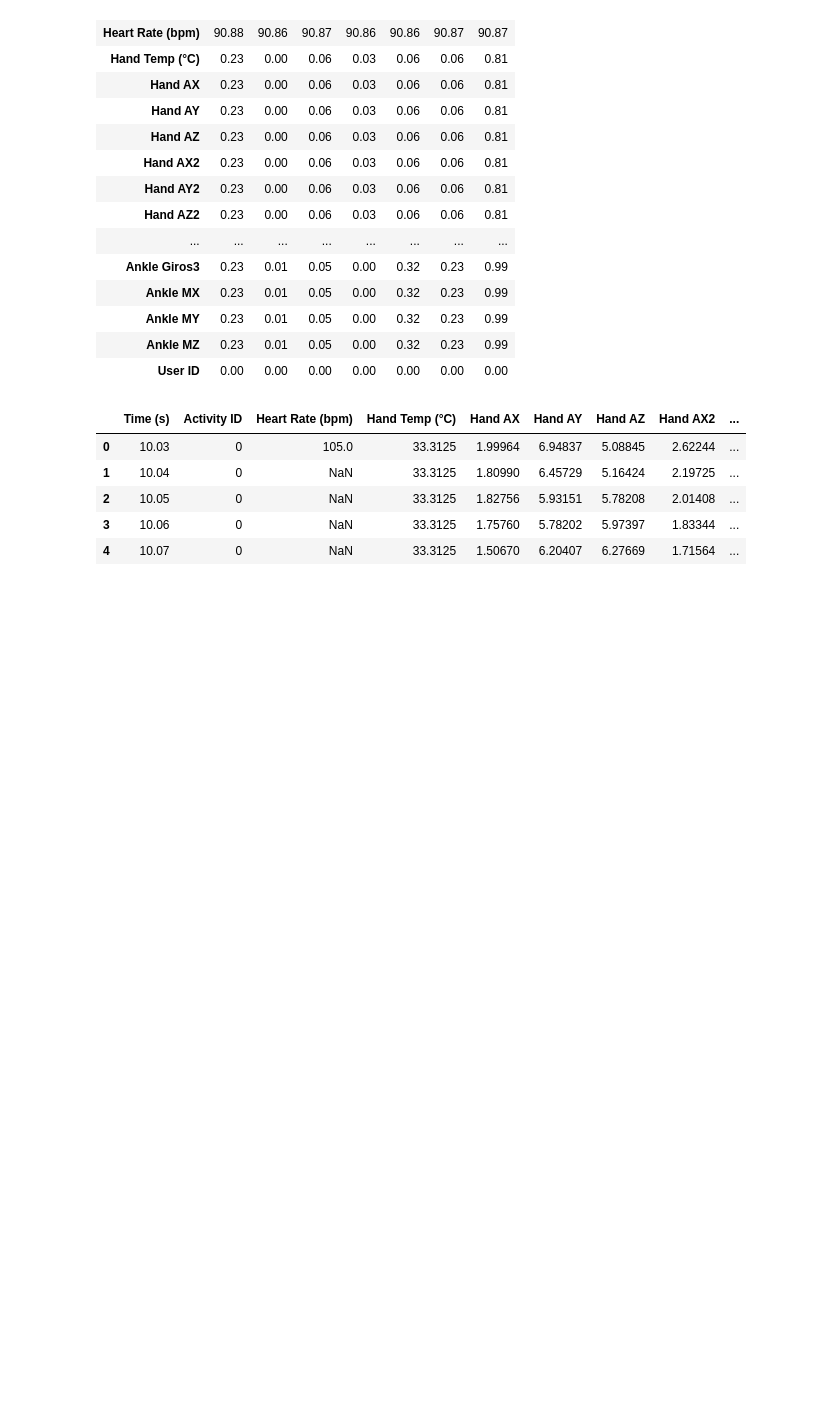
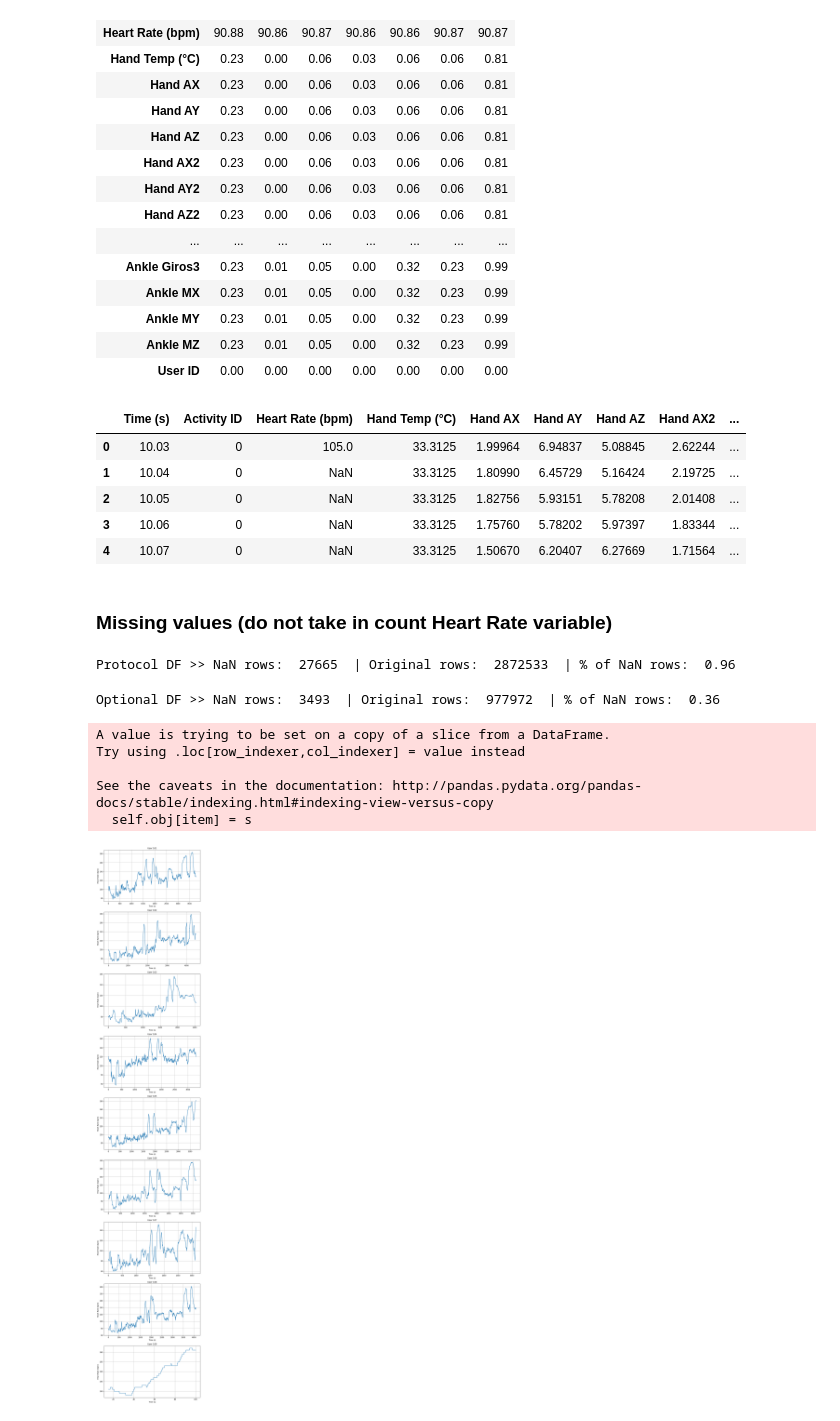
Before and after one commit to ijcernicharo/datamad18_ijcernicharo, a Jupyter notebook: final-project/my_project/FINAL PROJECT.ipynb, the cells around one changed output. Cells and saved outputs as stored; diff of their text form; code cells hidden in the pictures; blank space fills up the shorter version.

```diff
--- a/final-project/my_project/FINAL PROJECT.ipynb
+++ b/final-project/my_project/FINAL PROJECT.ipynb
@@ -380,3 +380,64 @@ df_op[df_op['User ID']==101].head()
 | 2 | 10.05 | 0 | NaN | 33.3125 | 1.82756 | 5.93151 | 5.78208 | 2.01408 | ... |
 | 3 | 10.06 | 0 | NaN | 33.3125 | 1.75760 | 5.78202 | 5.97397 | 1.83344 | ... |
 | 4 | 10.07 | 0 | NaN | 33.3125 | 1.50670 | 6.20407 | 6.27669 | 1.71564 | ... |
+# %% [markdown]
+### Missing values (do not take in count Heart Rate variable)
+# %%
+counter = 0
+cols1 = [e for e in df.columns.tolist() if e!='Heart Rate (bpm)']
+for item in cols1:
+    if counter == 0:
+        conditional = df[item].isna()
+    else:
+        a = conditional | df[item].isna()
+        conditional = a
+    counter += 1
+conditional_1 = conditional
+print('Protocol DF >> NaN rows: ',sum(conditional),' | Original rows: ',len(df),' | % of NaN rows: ',round(sum(conditional)*100/len(df),2))
+# %% [output]
+Protocol DF >> NaN rows:  27665  | Original rows:  2872533  | % of NaN rows:  0.96
+# %%
+counter = 0
+cols2 = [e for e in df_op.columns.tolist() if e!='Heart Rate (bpm)']
+for item in cols2:
+    if counter == 0:
+        conditional = df_op[item].isna()
+    else:
+        a = conditional | df_op[item].isna()
+        conditional = a
+    counter += 1
+conditional_2 = conditional
+print('Optional DF >> NaN rows: ',sum(conditional),' | Original rows: ',len(df_op),' | % of NaN rows: ',round(sum(conditional)*100/len(df_op),2))
+# %% [output]
+Optional DF >> NaN rows:  3493  | Original rows:  977972  | % of NaN rows:  0.36
+# %%
+a = df[['Time (s)','Heart Rate (bpm)','User ID']]
+list_us = a['User ID'].unique()
+
+for item in list_us:
+    b = a[a['User ID']==item].interpolate()
+    b = b.interpolate('nearest')
+    a.loc[a['User ID']==item,:] = b
+# %% [output]
+A value is trying to be set on a copy of a slice from a DataFrame.
+Try using .loc[row_indexer,col_indexer] = value instead
+
+See the caveats in the documentation: http://pandas.pydata.org/pandas-docs/stable/indexing.html#indexing-view-versus-copy
+  self.obj[item] = s
+# %%
+list_us.sort()
+counter = 1
+fig = plt.figure(figsize=(10,6.5*len(list_us)))
+for item in list_us:
+    index = int(str(len(list_us))+'1'+str(counter))
+    b = a[a['User ID']==item]
+    ax = plt.subplot(index)
+    ax.plot(b['Time (s)'],b['Heart Rate (bpm)'])
+    ax.grid()
+    ax.set_xlabel('Time (s)')
+    ax.set_ylabel('Heart Rate (bpm)')
+    ax.set_title('User '+str(item))
+    counter += 1
+plt.show()
+# %% [output]
+[figure, added]
```
Also changed, not shown: parts of 9 cells of this notebook.
